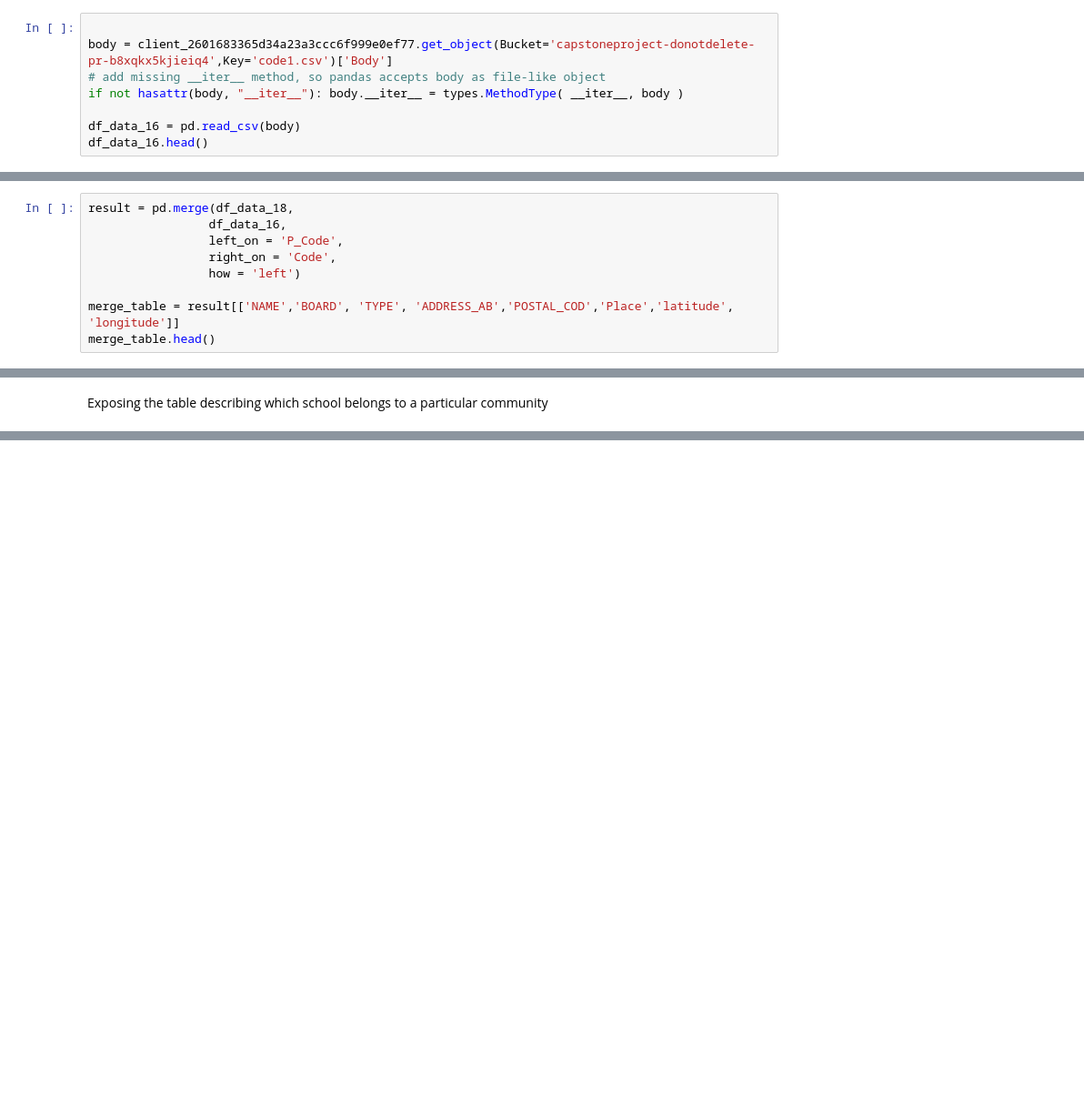
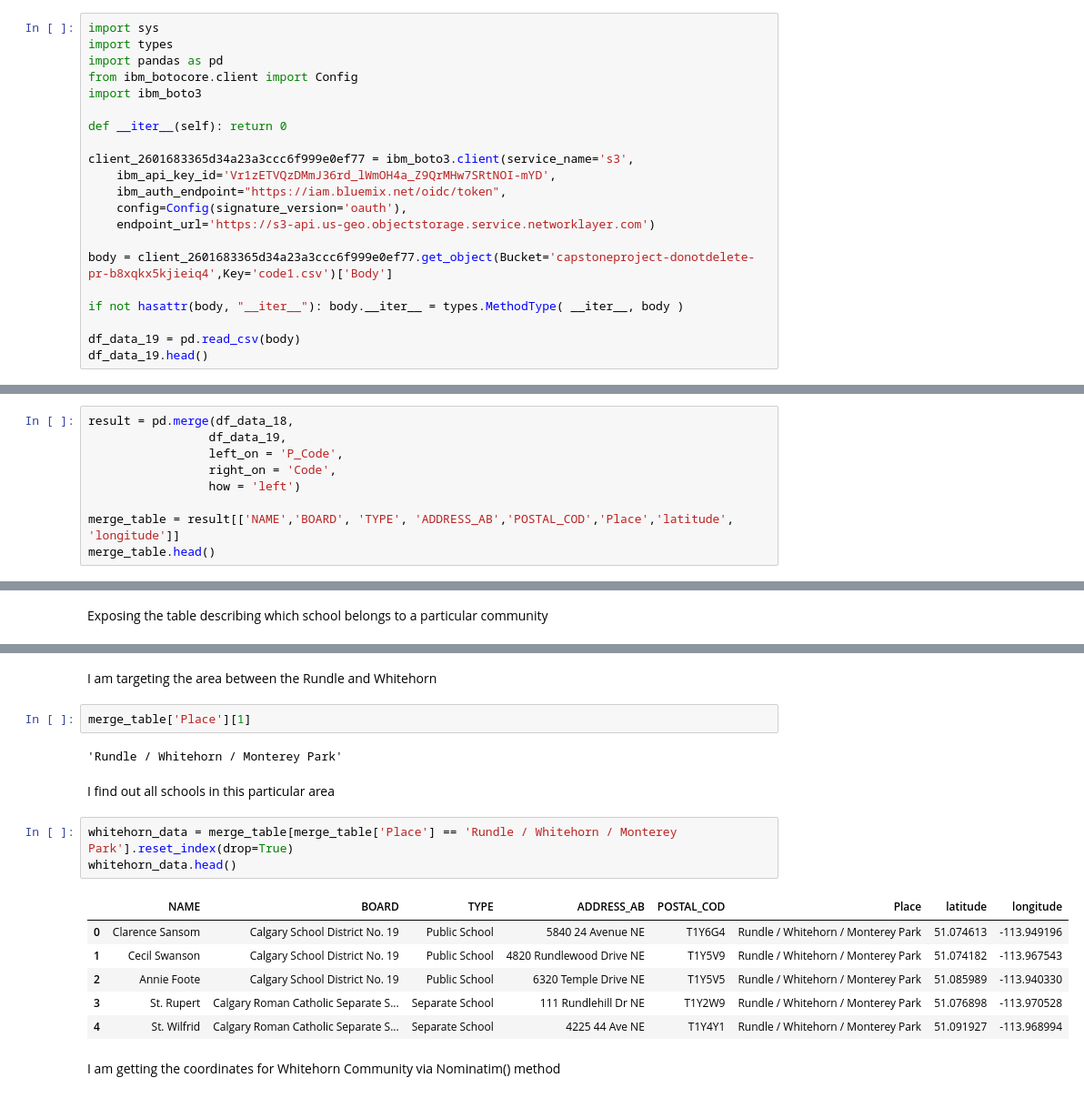
Before and after one commit to vch42754/Repository_for_Capstone, a Jupyter notebook: Assignment_week4.ipynb, the cells around one changed output, grey strips where cells are left out. Shown at 91% size. Saved outputs shown, nothing was run; the diff lists cells and outputs as text; blank space fills up the shorter version.

```diff
--- a/Assignment_week4.ipynb
+++ b/Assignment_week4.ipynb
@@ -61,13 +61,26 @@ CLIENT_SECRET:JORWUPXN5RSQRYSTHZYE2W0233DLGYPLLWAZCFRX0CNIWXBD
 # %% [markdown]
 Import the file with Postal Codes for Calgary, AL
 # %%
+import sys
+import types
+import pandas as pd
+from ibm_botocore.client import Config
+import ibm_boto3
+
+def __iter__(self): return 0
+
+client_2601683365d34a23a3ccc6f999e0ef77 = ibm_boto3.client(service_name='s3',
+    ibm_api_key_id='Vr1zETVQzDMmJ36rd_lWmOH4a_Z9QrMHw7SRtNOI-mYD',
+    ibm_auth_endpoint="https://iam.bluemix.net/oidc/token",
+    config=Config(signature_version='oauth'),
+    endpoint_url='https://s3-api.us-geo.objectstorage.service.networklayer.com')
 
 body = client_2601683365d34a23a3ccc6f999e0ef77.get_object(Bucket='capstoneproject-donotdelete-pr-b8xqkx5kjieiq4',Key='code1.csv')['Body']
-# add missing __iter__ method, so pandas accepts body as file-like object
+
 if not hasattr(body, "__iter__"): body.__iter__ = types.MethodType( __iter__, body )
 
-df_data_16 = pd.read_csv(body)
-df_data_16.head()
+df_data_19 = pd.read_csv(body)
+df_data_19.head()
 # %% [output]
 |  | Place | Code | City |
 | 0 | City Centre / Tower | T2P | Calgary |
@@ -95,7 +108,7 @@ df_data_18.head()
 Joining both tables in order to get a full observation of schools in the particular communities
 # %%
 result = pd.merge(df_data_18,
-                 df_data_16,
+                 df_data_19,
                  left_on = 'P_Code',
                  right_on = 'Code',
                  how = 'left')
@@ -373,3 +386,23 @@ downtown_onehot.head()
 | 2 | Palliser Regional Division No. 26 | 0 | 0 | 0 | 0 | ... |
 | 3 | Calgary Roman Catholic Separate S... | 0 | 0 | 0 | 0 | ... |
 | 4 | Calgary School District No. 19 | 0 | 0 | 0 | 0 | ... |
+# %% [markdown]
+I am targeting the area between the Rundle and Whitehorn
+# %%
+merge_table['Place'][1]
+# %% [output]
+'Rundle / Whitehorn / Monterey Park'
+# %% [markdown]
+I find out all schools in this particular area
+# %%
+whitehorn_data = merge_table[merge_table['Place'] == 'Rundle / Whitehorn / Monterey Park'].reset_index(drop=True)
+whitehorn_data.head()
+# %% [output]
+|  | NAME | BOARD | TYPE | ADDRESS_AB | POSTAL_COD | Place | latitude | longitude |
+| 0 | Clarence Sansom | Calgary School District No. 19 | Public School | 5840 24 Avenue NE | T1Y6G4 | Rundle / Whitehorn / Monterey Park | 51.074613 | -113.949196 |
+| 1 | Cecil Swanson | Calgary School District No. 19 | Public School | 4820 Rundlewood Drive NE | T1Y5V9 | Rundle / Whitehorn / Monterey Park | 51.074182 | -113.967543 |
+| 2 | Annie Foote | Calgary School District No. 19 | Public School | 6320 Temple Drive NE | T1Y5V5 | Rundle / Whitehorn / Monterey Park | 51.085989 | -113.940330 |
+| 3 | St. Rupert | Calgary Roman Catholic Separate S... | Separate School | 111 Rundlehill Dr NE | T1Y2W9 | Rundle / Whitehorn / Monterey Park | 51.076898 | -113.970528 |
+| 4 | St. Wilfrid | Calgary Roman Catholic Separate S... | Separate School | 4225 44 Ave NE | T1Y4Y1 | Rundle / Whitehorn / Monterey Park | 51.091927 | -113.968994 |
+# %% [markdown]
+I am getting the coordinates for Whitehorn Community via Nominatim() method
```
Also changed, not shown: parts of 29 cells of this notebook.
